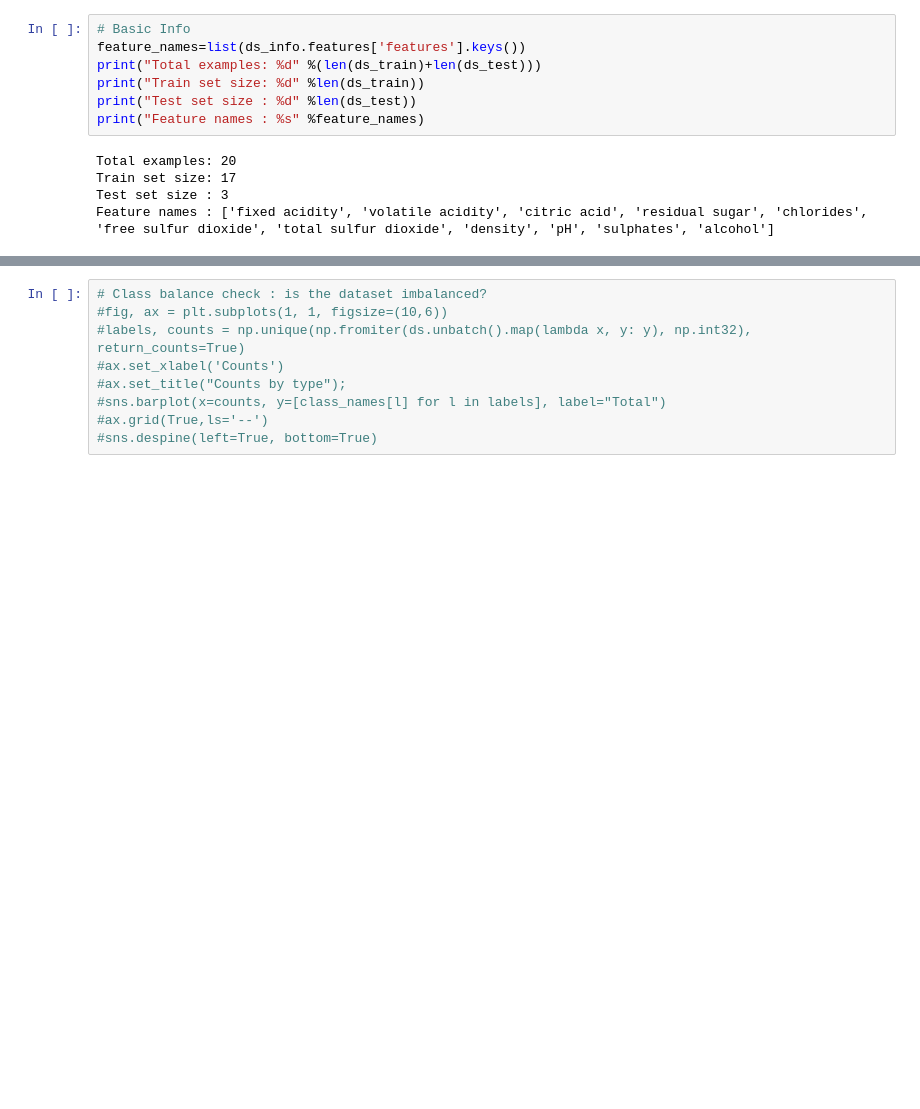
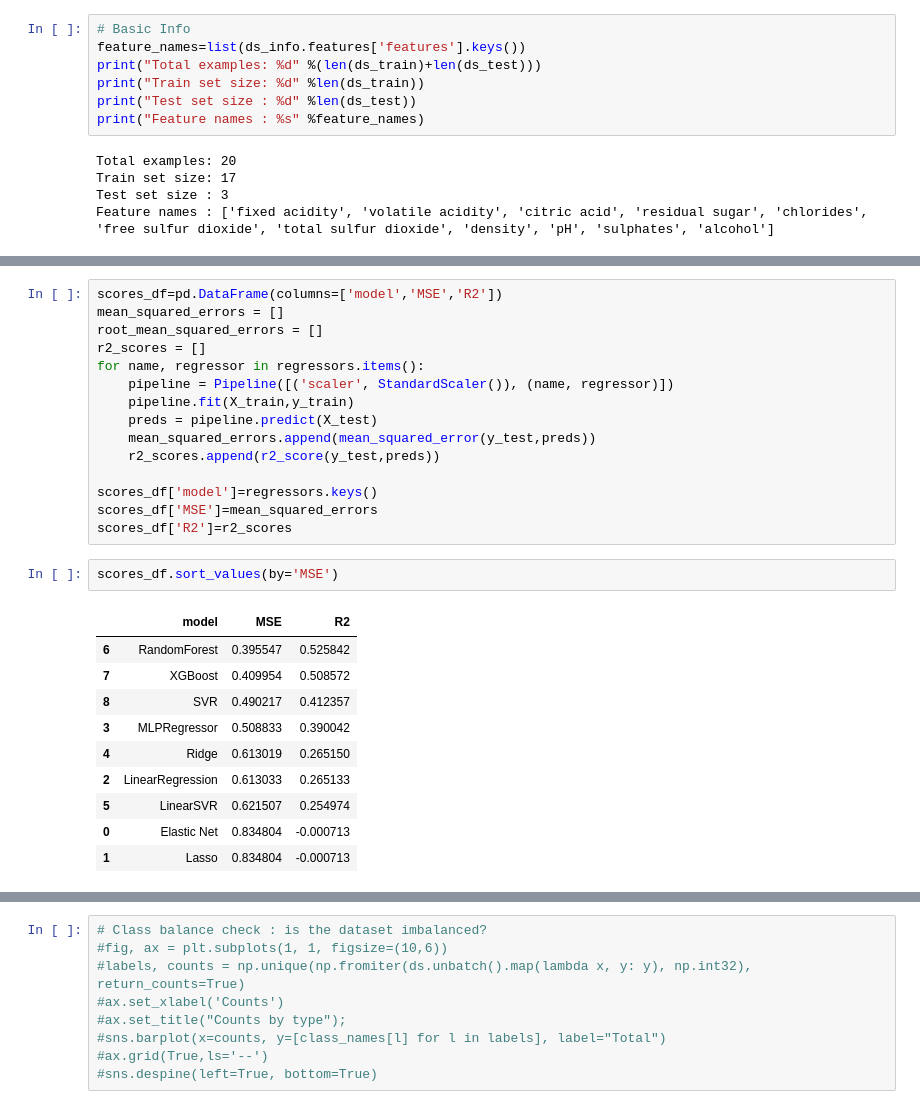
Before and after one commit to asierabreu/bayesian, a Jupyter notebook: notebooks/probabilistic_classification.ipynb, the cells around one changed output, grey strips where cells are left out. Cells and saved outputs as stored; diff of their text form; blank space fills up the shorter version.

```diff
--- a/notebooks/bayesian_neural_network.ipynb
+++ b/notebooks/probabilistic_classification.ipynb
@@ -118,0 +168,28 @@ tfds.as_dataframe(ds_train.unbatch().take(10), ds_info)
+# %%
+scores_df=pd.DataFrame(columns=['model','MSE','R2'])
+mean_squared_errors = []
+root_mean_squared_errors = []
+r2_scores = []
+for name, regressor in regressors.items():
+    pipeline = Pipeline([('scaler', StandardScaler()), (name, regressor)])
+    pipeline.fit(X_train,y_train)
+    preds = pipeline.predict(X_test)
+    mean_squared_errors.append(mean_squared_error(y_test,preds))
+    r2_scores.append(r2_score(y_test,preds))
+
+scores_df['model']=regressors.keys()
+scores_df['MSE']=mean_squared_errors
+scores_df['R2']=r2_scores
+# %%
+scores_df.sort_values(by='MSE')
+# %% [output]
+|  | model | MSE | R2 |
+| 6 | RandomForest | 0.395547 | 0.525842 |
+| 7 | XGBoost | 0.409954 | 0.508572 |
+| 8 | SVR | 0.490217 | 0.412357 |
+| 3 | MLPRegressor | 0.508833 | 0.390042 |
+| 4 | Ridge | 0.613019 | 0.265150 |
+| 2 | LinearRegression | 0.613033 | 0.265133 |
+| 5 | LinearSVR | 0.621507 | 0.254974 |
+| 0 | Elastic Net | 0.834804 | -0.000713 |
+| 1 | Lasso | 0.834804 | -0.000713 |
```
Also changed, not shown: parts of 15 cells of this notebook, 1 other file.
